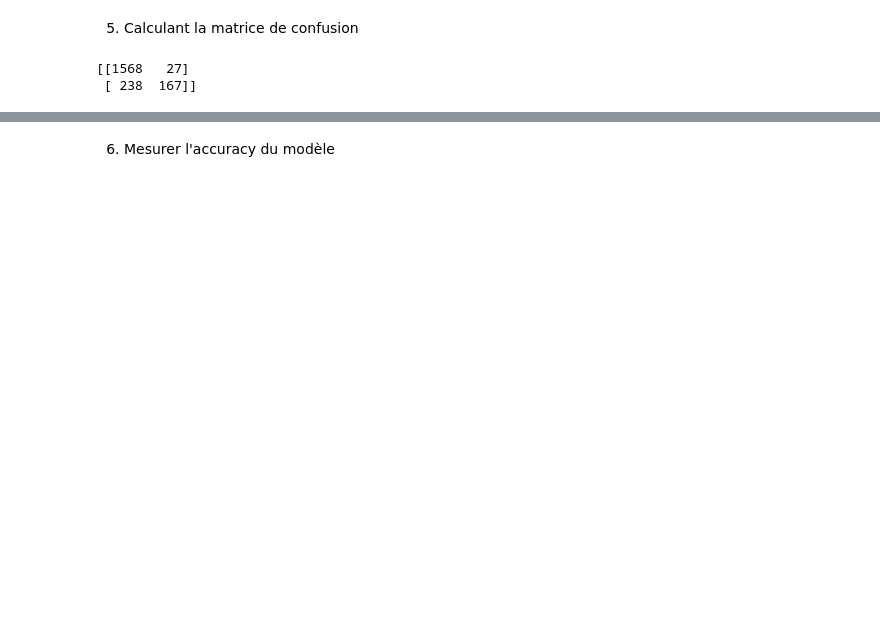
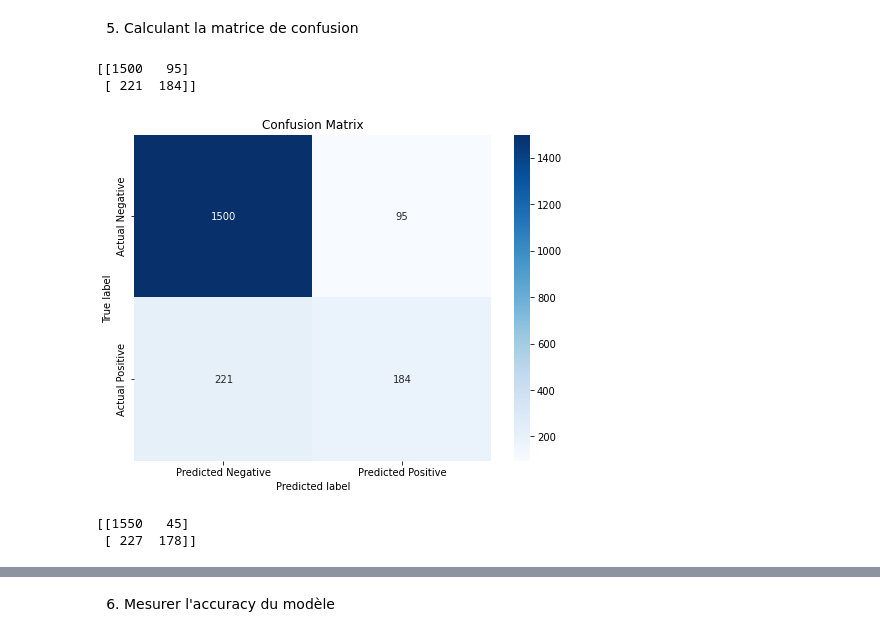
Before and after one commit to IbLahlou/Data_Mining_TP, a Jupyter notebook: Dev1_ANN_for_churn_modeling/App1_ANN_ Churn_Modelling.ipynb, the cells around one changed output, grey strips where cells are left out. Saved outputs shown, nothing was run; the diff lists cells and outputs as text; code cells hidden in the pictures; blank space fills up the shorter version.

```diff
--- a/Dev1_ANN_for_churn_modeling/App1_ANN_ Churn_Modelling.ipynb
+++ b/Dev1_ANN_for_churn_modeling/App1_ANN_ Churn_Modelling.ipynb
@@ -245,11 +414,34 @@ Epoch 100/100
 5. Calculant la matrice de confusion
 # %%
 # Calcule de Matrix de Confusion
-y_pred=classifier.predict(X_test)
-y_pred=(y_pred>0.5)
+y_pred1=classifier1.predict(X_test)
+y_pred1=(y_pred1>0.5)
 
 from sklearn.metrics import confusion_matrix,classification_report,accuracy_score
-print(confusion_matrix(y_test,y_pred))
+print(confusion_matrix(y_test,y_pred1))
 # %% [output]
-[[1568   27]
- [ 238  167]]
+[[1500   95]
+ [ 221  184]]
+# %%
+# Calcul de la matrice de confusion
+cm = confusion_matrix(y_test, y_pred1)
+
+# Création de la heatmap
+plt.figure(figsize=(8, 6))
+sns.heatmap(cm, annot=True, cmap='Blues', fmt='g', xticklabels=['Predicted Negative', 'Predicted Positive'], yticklabels=['Actual Negative', 'Actual Positive'])
+plt.xlabel('Predicted label')
+plt.ylabel('True label')
+plt.title('Confusion Matrix')
+plt.show()
+# %% [output]
+[figure, added]
+# %%
+# Calcule de Matrix de Confusion
+y_pred2=classifier2.predict(X_test)
+y_pred2=(y_pred2>0.5)
+
+from sklearn.metrics import confusion_matrix,classification_report,accuracy_score
+print(confusion_matrix(y_test,y_pred2))
+# %% [output]
+[[1550   45]
+ [ 227  178]]
```
Also changed, not shown: parts of 41 cells of this notebook, 23 other files.
